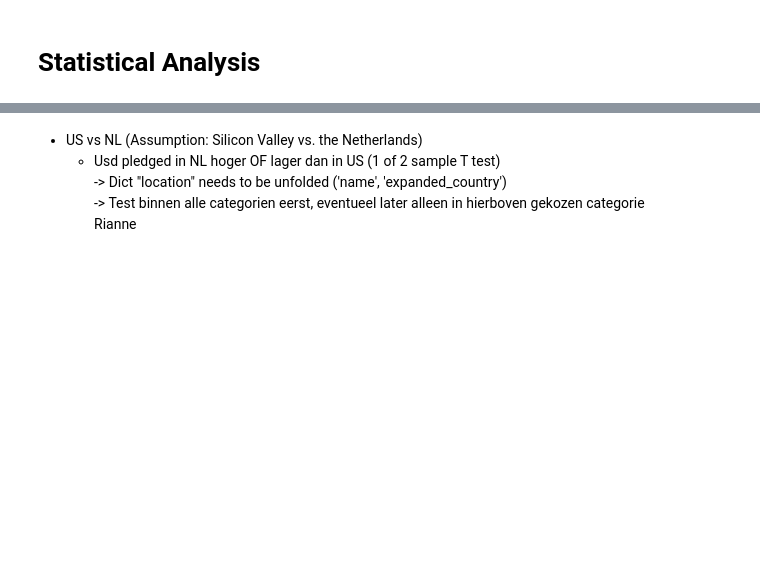
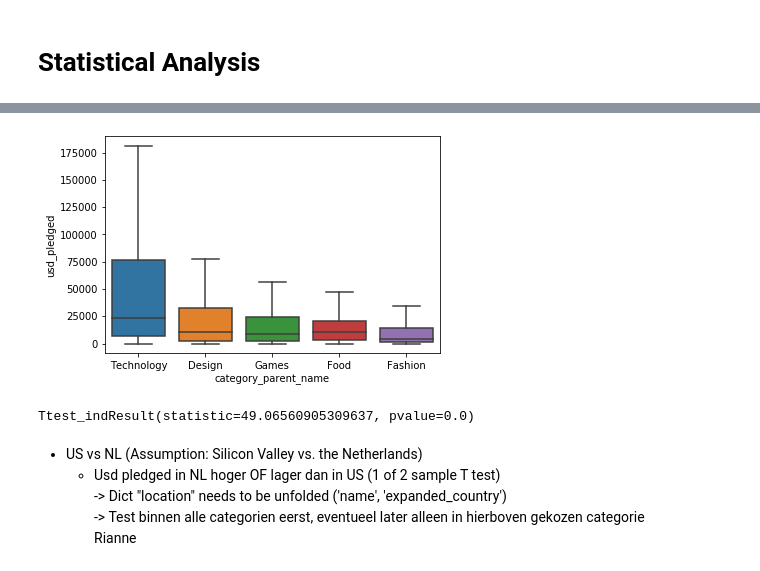
Before and after one commit to Rianne89/Kickstarter_analysis, a Jupyter notebook: Project 4-Kickstarter.ipynb, the cells around one changed output, grey strips where cells are left out. Drawn from its saved outputs; the diff is of its cells as text; code cells hidden in the pictures; blank space fills up the shorter version.

```diff
--- a/Project 4-Kickstarter.ipynb
+++ b/Project 4-Kickstarter.ipynb
@@ -231,0 +270,13 @@ Elske
+# %%
+#Plot boxplots versus other five top categories according to count
+ax = sns.boxplot(x="category_parent_name", y="usd_pledged", data=succesful_campaigns, order=["Technology", "Design", "Games", "Food", "Fashion"], showfliers=False)
+# %% [output]
+[figure, added]
+# %%
+from scipy.stats import ttest_ind
+
+#Decide whether equal variances are true or false
+ttest_ind(succesful_campaigns_tech['usd_pledged'], succesful_campaigns_other['usd_pledged'], equal_var=False)
+ttest_ind(succesful_campaigns_tech['usd_pledged'], succesful_campaigns_other['usd_pledged'], equal_var=True)
+# %% [output]
+Ttest_indResult(statistic=49.06560905309637, pvalue=0.0)
```
Also changed, not shown: parts of 18 cells of this notebook.
